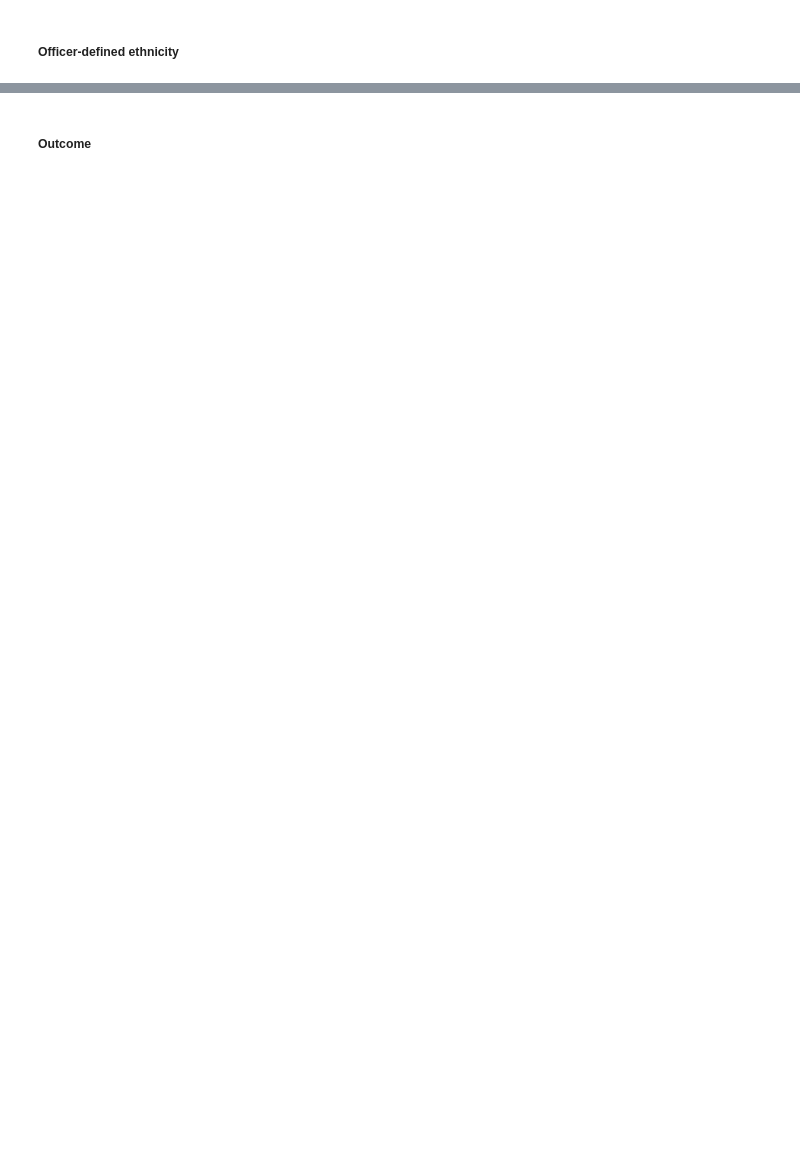
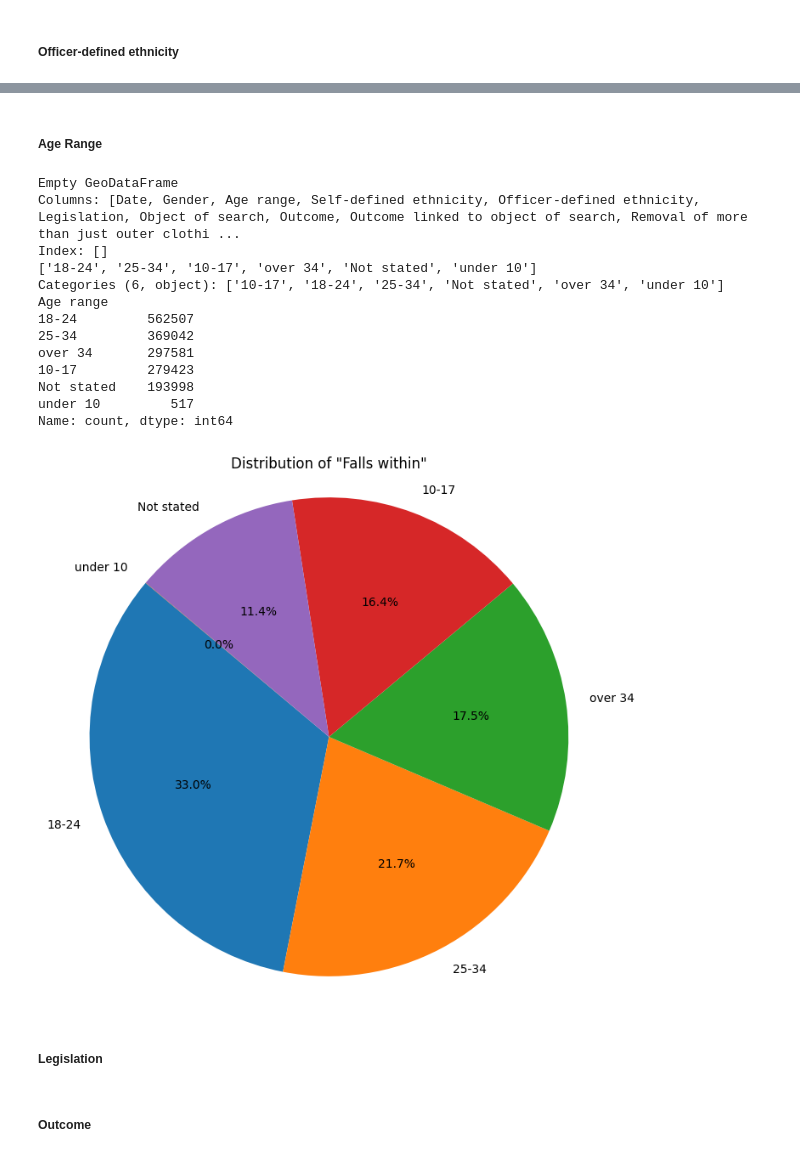
Before and after one commit to skyrimer/ARWCASP, a Jupyter notebook: basic_eda.ipynb, the cells around one changed output, grey strips where cells are left out. Saved outputs shown, nothing was run; the diff lists cells and outputs as text; code cells hidden in the pictures; blank space fills up the shorter version.

Commit message:
complete eda on basic 3 data files

```diff
--- a/basic_eda.ipynb
+++ b/basic_eda.ipynb
@@ -1206,2 +1298,36 @@ Name: count, dtype: int64
+# %% [markdown]
+##### Age Range
+# %%
+print(search[search['Age range'].isna()])
+print(search['Age range'].unique())
+
+report_counts = search['Age range'].value_counts()
+report_counts
+
+plt.figure(figsize=(8, 8))  # Optional: adjust figure size
+plt.pie(report_counts, labels=report_counts.index, autopct='%1.1f%%', startangle=140)
+plt.title('Distribution of "Falls within"')
+plt.axis('equal')  # Equal aspect ratio ensures the pie is drawn as a circle
+
+# Show the plot
+print(report_counts)
+plt.show()
+# %% [output]
+Empty GeoDataFrame
+Columns: [Date, Gender, Age range, Self-defined ethnicity, Officer-defined ethnicity, Legislation, Object of search, Outcome, Outcome linked to object of search, Removal of more than just outer clothi ...
+Index: []
+['18-24', '25-34', '10-17', 'over 34', 'Not stated', 'under 10']
+Categories (6, object): ['10-17', '18-24', '25-34', 'Not stated', 'over 34', 'under 10']
+Age range
+18-24         562507
+25-34         369042
+over 34       297581
+10-17         279423
+Not stated    193998
+under 10         517
+Name: count, dtype: int64
+[figure, added]
+# %% [markdown]
+##### Legislation
 # %% [markdown]
 ##### Outcome
```
Also changed, not shown: parts of 29 cells of this notebook.
